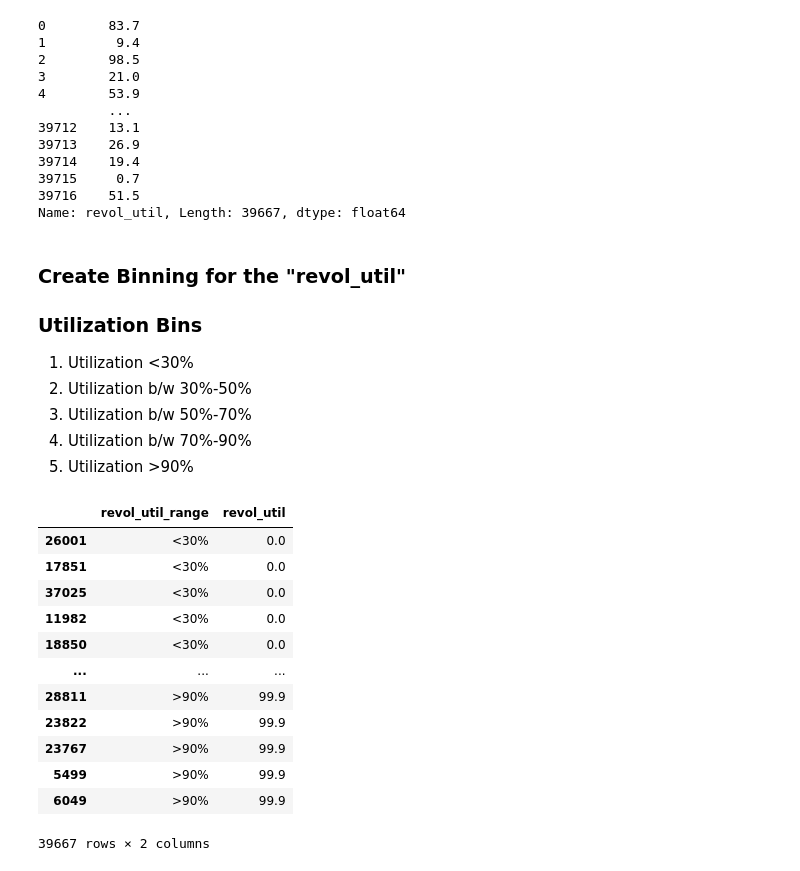
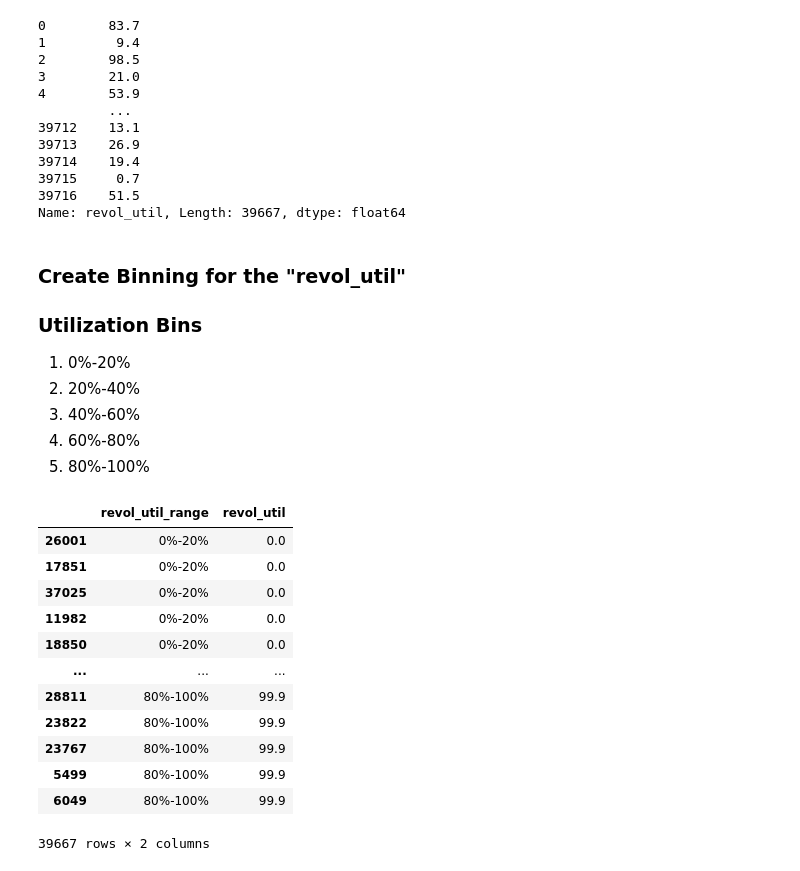
Before and after one commit to rupeshshuklavarroc/Lending_Case_Study_Rupesh_Harshali, a Jupyter notebook: Lending_Case_Study_Rupesh_Harshali.ipynb, the cells around one changed output. Saved outputs shown, nothing was run; the diff lists cells and outputs as text; code cells hidden in the pictures.

```diff
--- a/Lending_Case_Study_Rupesh_Harshali.ipynb
+++ b/Lending_Case_Study_Rupesh_Harshali.ipynb
@@ -43,42 +43,42 @@ Name: revol_util, Length: 39667, dtype: float64
 # %% [markdown]
 ### Create Binning for the "revol_util"
 ### Utilization Bins
-1. Utilization <30% </l1>
-2. Utilization b/w 30%-50% </l1>
-3. Utilization b/w 50%-70%
-4. Utilization b/w 70%-90%
-5. Utilization >90%
+1. 0%-20%
+2. 20%-40%
+3. 40%-60%
+4. 60%-80%
+5. 80%-100%
-# %%
-def createRevolUtilBin(x):
-    if x>90:
-        return ">90%"
-    elif 70<x and x<=90:
-        return "70%-90%"
-    elif 50<x and x<=70:
-        return "50%-70%"
-    elif 30<x and x<=50:
-        return "30%-50%"
-    elif x<=30:
-        return "<30%"
-    else:
-        return "Error"
-df2.loc[:, 'revol_util_range'] = df2["revol_util"].apply(createRevolUtilBin)
-df1 = df2[['revol_util_range','revol_util']]
-df1.sort_values(by = 'revol_util')
-# %% [output]
-|  | revol_util_range | revol_util |
-| 26001 | <30% | 0.0 |
-| 17851 | <30% | 0.0 |
-| 37025 | <30% | 0.0 |
-| 11982 | <30% | 0.0 |
-| 18850 | <30% | 0.0 |
-| ... | ... | ... |
-| 28811 | >90% | 99.9 |
-| 23822 | >90% | 99.9 |
-| 23767 | >90% | 99.9 |
-| 5499 | >90% | 99.9 |
-| 6049 | >90% | 99.9 |
-39667 rows × 2 columns
+# %%
+def createRevolUtilBin(x):
+    if x>80:
+        return "80%-100%"
+    elif 60<x and x<=80:
+        return "60%-80%"
+    elif 40<x and x<=60:
+        return "40%-60%"
+    elif 20<x and x<=40:
+        return "20%-40%"
+    elif x<=20:
+        return "0%-20%"
+    else:
+        return "Error"
+df2.loc[:, 'revol_util_range'] = df2["revol_util"].apply(createRevolUtilBin)
+df1 = df2[['revol_util_range','revol_util']]
+df1.sort_values(by = 'revol_util')
+# %% [output]
+|  | revol_util_range | revol_util |
+| 26001 | 0%-20% | 0.0 |
+| 17851 | 0%-20% | 0.0 |
+| 37025 | 0%-20% | 0.0 |
+| 11982 | 0%-20% | 0.0 |
+| 18850 | 0%-20% | 0.0 |
+| ... | ... | ... |
+| 28811 | 80%-100% | 99.9 |
+| 23822 | 80%-100% | 99.9 |
+| 23767 | 80%-100% | 99.9 |
+| 5499 | 80%-100% | 99.9 |
+| 6049 | 80%-100% | 99.9 |
+39667 rows × 2 columns
 # %%
 piv_ls_util_range = df2.groupby(['revol_util_range', 'loan_status']).size().unstack(fill_value=0).reset_index()
 piv_ls_util_range['Total'] = piv_ls_util_range['Charged Off'] + piv_ls_util_range['Fully Paid'] + piv_ls_util_range['Current']
```
Also changed, not shown: parts of 14 cells of this notebook.
